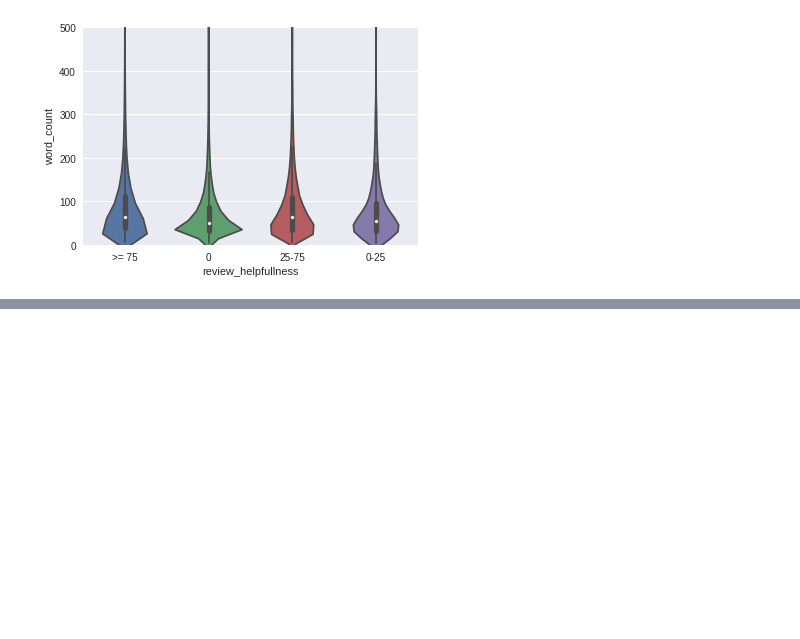
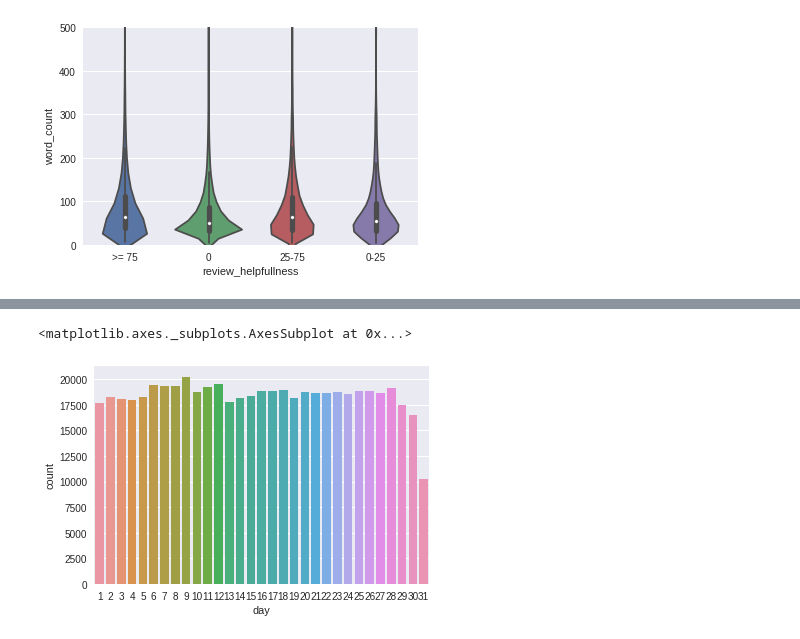
Before and after one commit to vikramriyer/text_learning, a Jupyter notebook: Exploring Amazon Fine Foods.ipynb, the cells around one changed output, grey strips where cells are left out. Drawn from its saved outputs; the diff is of its cells as text; code cells hidden in the pictures; blank space fills up the shorter version.

```diff
--- a/Exploring Amazon Fine Foods.ipynb
+++ b/Exploring Amazon Fine Foods.ipynb
@@ -352,0 +367,5 @@ plt.ylim(0., 500.)
+# %%
+sns.countplot('day', data=df)
+# %% [output]
+<matplotlib.axes._subplots.AxesSubplot at 0x...>
+[figure, added]
```
Also changed, not shown: parts of 5 cells of this notebook.
